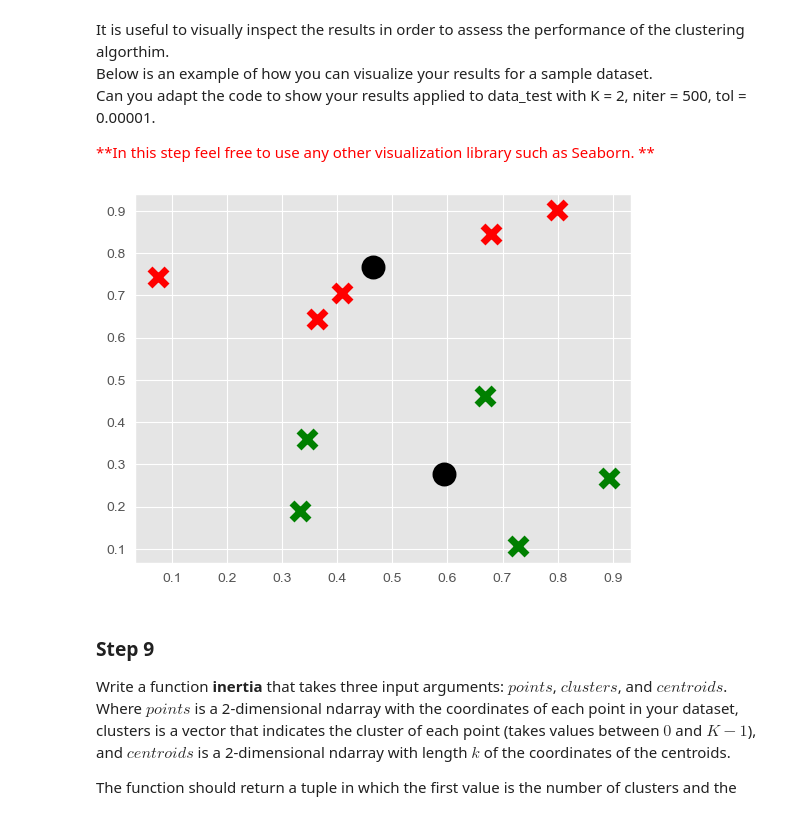
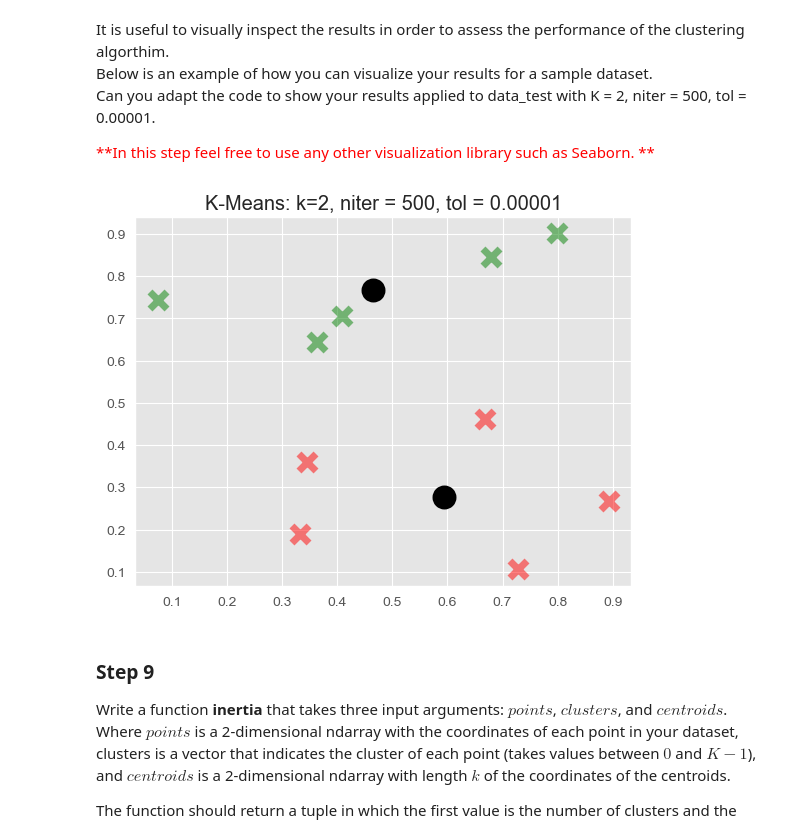
Before and after one commit to carlos-rodrigues75/MDSAA-NOVA-IMS, a Jupyter notebook: programming_for_data_science/assignments/3/HW3-2023.ipynb, the cells around one changed output. Saved outputs shown, nothing was run; the diff lists cells and outputs as text; code cells hidden in the pictures.

```diff
--- a/programming_for_data_science/assignments/3/HW3-2023.ipynb
+++ b/programming_for_data_science/assignments/3/HW3-2023.ipynb
@@ -305,32 +303,34 @@ Can you adapt the code to show your results applied to data_test with K = 2, nit
 # %%
 #boilerplate
 import numpy as np
 import matplotlib.pyplot as plt
 from matplotlib import style
 
 # let us define the style of the plot here
 style.use('ggplot')
-colors = ["g","r","c","b"]
+colors = ["g","r","c","b","y","m"]
 
 # sample data for this example
 p = np.array([[0.8922063, 0.26672425],[0.34475611, 0.35976697],[0.33253499, 0.18923898],[0.66872466, 0.46248986],[0.72823733, 0.10537784],[0.40903598, 0.70639412],[0.79926596, 0.90095583],[0.67886544, 0.84573289],[0.3641813, 0.64296743],[0.07461196, 0.74290527]])
 
+# Define a function to plot the K-Means result as we need this logic in the last step
+def plot_kmeans_result(plot_title, points, clusters, centroids):
+    # plot each point in the points array, colored according to the cluster they belong
+    for i in range(len(clusters)):
+        plt.scatter(points[i,0],points[i,1], marker="x", color=colors[clusters[i]], s=150, linewidths=5, alpha=0.5)
+
+    # plot each point in the centroids array
+    for centroid_ in centroids:
+        plt.scatter(centroid_[0],centroid_[1], marker="o", color="k", s=150, linewidths=5)
+
+    plt.title(plot_title)
+    plt.show()
+
 clusters, centroids = kmeans(p, 500, 0.00001, 2)
-# centroids = [np.array([0.46519213, 0.76779111]),np.array([0.59329188, 0.27671958])]
-# clusters = np.array([1, 1, 1, 1, 1, 0, 0, 0, 0, 0])
-
-# plot each point in the centroids array
-for centroid_ in centroids:
-    plt.scatter(centroid_[0],centroid_[1], marker="o", color="k", s=150, linewidths=5)
-
-# plot each point in the points array, colored according to the cluster they belong
-for i in range(len(clusters)):
-    plt.scatter(p[i,0],p[i,1], marker="x", color=colors[clusters[i]], s=150, linewidths=5)
-
 # plot all elements
-plt.show()
+plot_kmeans_result("K-Means: k=2, niter = 500, tol = 0.00001", p, clusters, centroids)
 # %% [output]
-[figure, old version]
+[figure, new version]
 # %% [markdown]
 ### Step 9
 
```
Also changed, not shown: parts of 10 cells of this notebook.
